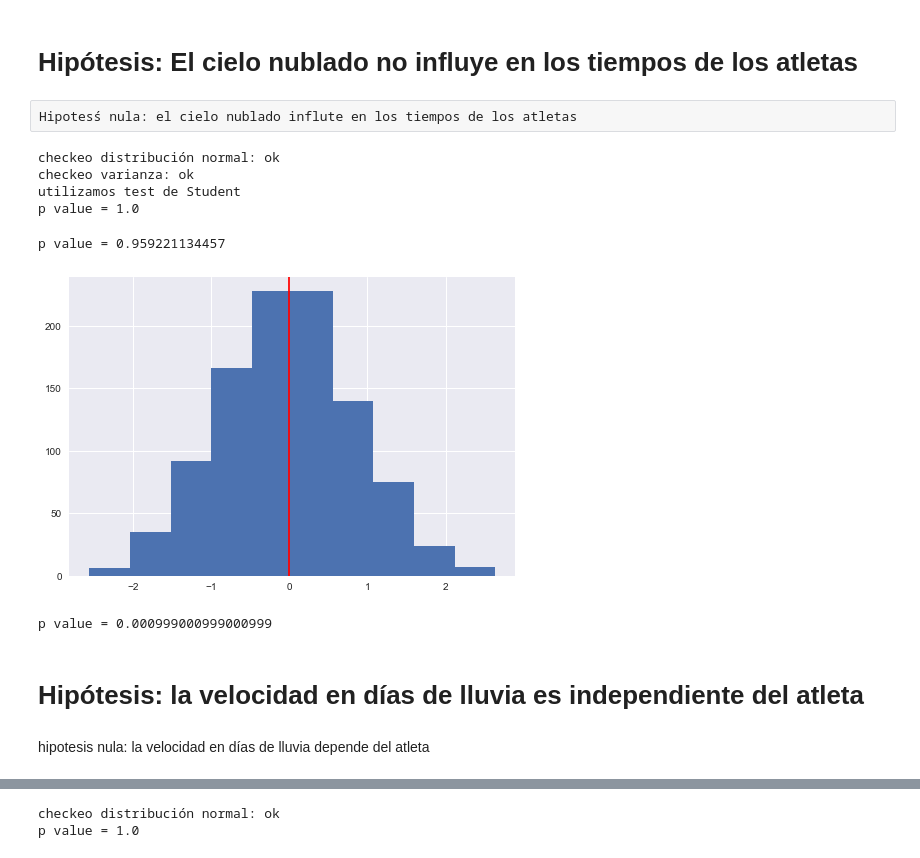
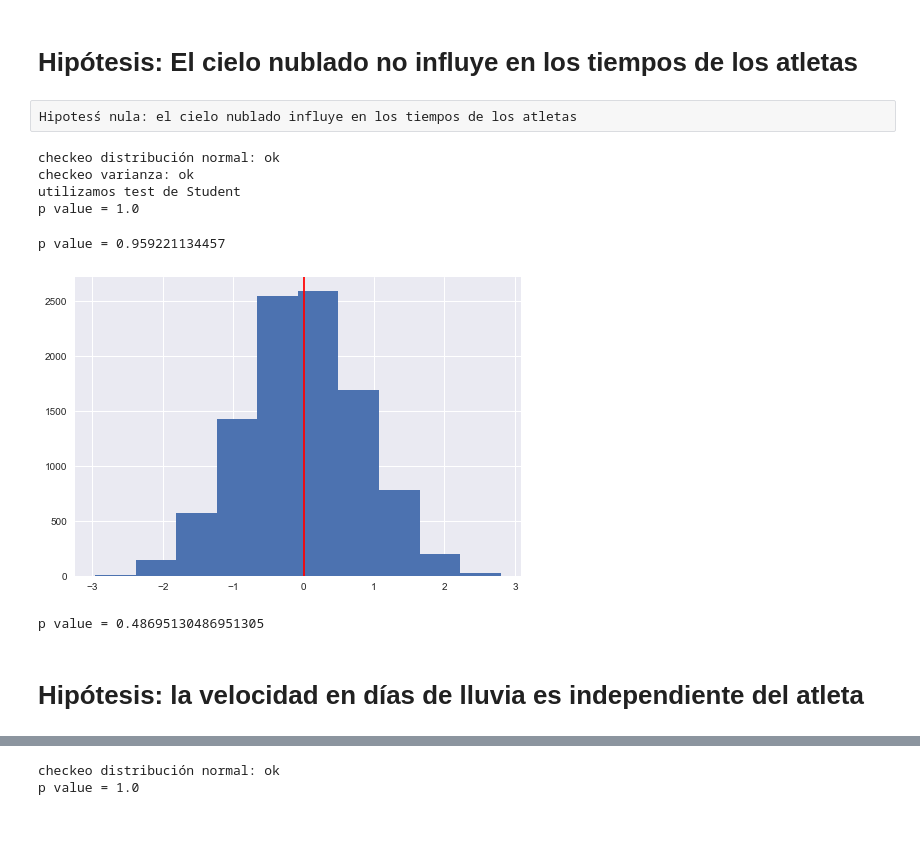
Before and after one commit to FerFrassia/DataScience, a Jupyter notebook: tp1/tp1.ipynb, the cells around one changed output, grey strips where cells are left out. Drawn from its saved outputs; the diff is of its cells as text; code cells hidden in the pictures; blank space fills up the shorter version.

```diff
--- a/tp1/tp1.ipynb
+++ b/tp1/tp1.ipynb
@@ -36,10 +36,9 @@ def test_permutaciones(l1,l2,cant_permutaciones):
 
     aux = 1
     for i in range(1,len(delta)):
-        if delta[0] >= delta[i]:
-            ++aux
+        if delta[0] <= delta[i]:
+            aux += 1
     pval = aux/len(delta)
-
 
     plt.axvline(x=delta[0], color='r')
     plt.hist(delta)
@@ -51,7 +50,8 @@ def igual_media_apareada(l1,l2,cant_permut):
     if distribucion_normal(l1) and distribucion_normal(l2):
         print("checkeo distribución normal: ok")
         ig_var = igual_varianza(l1,l2)
-        if (ig_var):
+        ig_var2 = igual_varianza(l2,l1)
+        if (ig_var and ig_var2):
             print("checkeo varianza: ok")
             print("utilizamos test de Student")
             pval = sp.stats.ttest_rel(l1, l2)[1]
@@ -83,6 +83,14 @@ def anova2ways():
     df['id'] = xrange(len(df['len']))
 
     print(df.anova('len', sub='id', bfactors=['supp', 'dose']))
+
+#divide por tres por que quiero el promedio, es una funcion muy especifica usarla con quidado
+def sumLista(l1, l2):
+    l3 =[]
+    for i in range(len(l1)):
+        l3.append((l1[i] +l2[i])/3.0)
+
+    return l3
 # %% [markdown]
 # Lectura de datos
 # %%
@@ -186,7 +190,7 @@ nuestra hipotesis original.
 # %% [markdown]
 # Hipótesis: El cielo nublado no influye en los tiempos de los atletas
 # %% [raw]
-Hipotesś nula: el cielo nublado influte en los tiempos de los atletas
+Hipotesś nula: el cielo nublado influye en los tiempos de los atletas
 # %%
 igual_media_apareada(df['tiempo_sol'], df['tiempo_nublado'],1000)
 # %% [output]
@@ -197,15 +201,14 @@ p value = 1.0
 # %%
 #Nuestro p valor alto nos indica que no podemos rechazar la hipotesis nula.whitney_apareadas(l1,l2)
 
 whitney_apareadas(df['tiempo_nublado'], df['tiempo_sol'])
-test_permutaciones(df['tiempo_nublado'], df['tiempo_sol'],1000)
+test_permutaciones(df['tiempo_nublado'], df['tiempo_sol'],10000)
 # aca corri otros tests para ver q onda el  q masomenos da q si es el de permutaciones
 #pero si ponemos esto estaria bueno decir q igual rechazamos xq es el unico y ademas no dio taaan bajo.. ni idea
+#hay un problema con el test de permutaciones, esto tendria que da por la mitad
 # %% [output]
 p value = 0.959221134457
-[figure, old version]
+[figure, new version]
-p value = 0.000999000999000999
+p value = 0.48695130486951305
 # %% [markdown]
 # Hipótesis: la velocidad en días de lluvia es independiente del atleta
-# %% [markdown]
-hipotesis nula: la velocidad en días de lluvia depende del atleta
```
Also changed, not shown: parts of 10 cells of this notebook.
